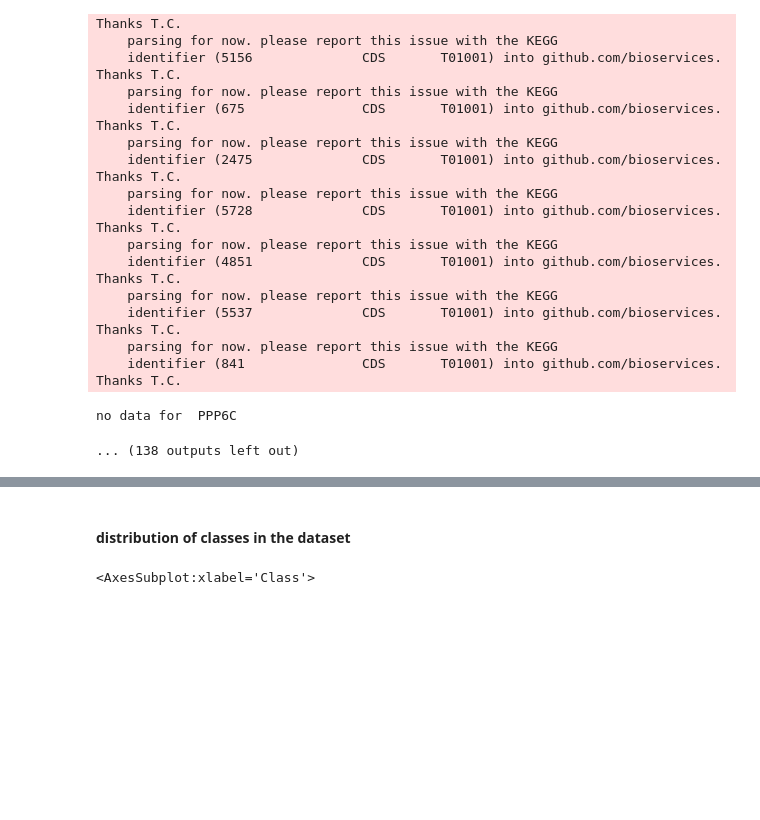
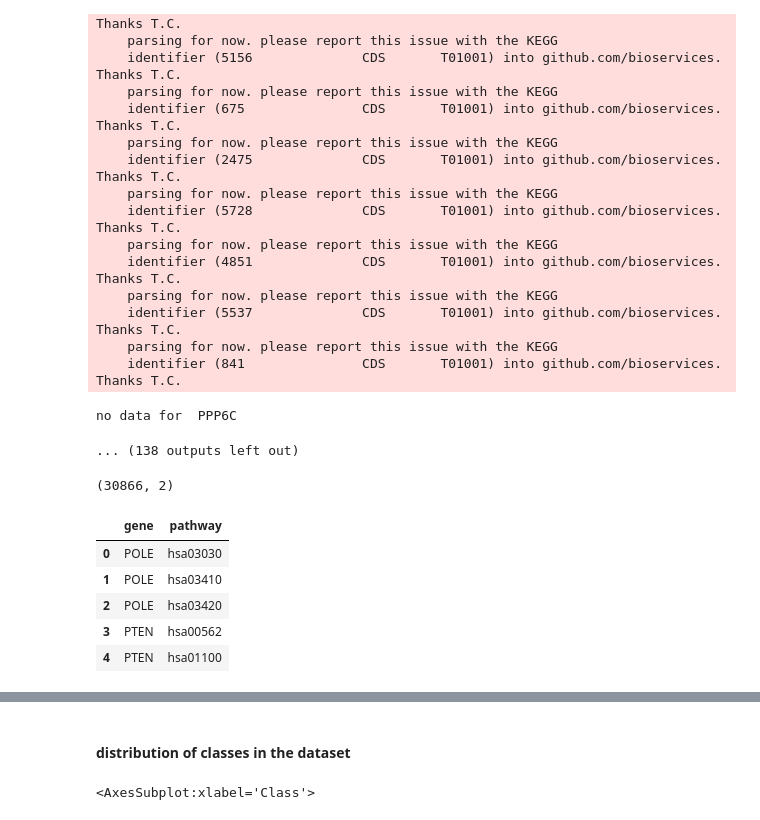
Before and after one commit to me-nobody/jovian-ml-project, a Jupyter notebook: jovian-ml-project-030122.ipynb, the cells around one changed output, grey strips where cells are left out. Cells and saved outputs as stored; diff of their text form; code cells hidden in the pictures; blank space fills up the shorter version.

```diff
--- a/jovian-ml-project-030122.ipynb
+++ b/jovian-ml-project-030122.ipynb
@@ -365,3 +365,16 @@ WARNING [bioservices:keggparser:119]:  Found keyword SYMBOL, which has not speci
     identifier (841               CDS       T01001) into github.com/bioservices. Thanks T.C.
 no data for  PPP6C
 ... (138 outputs left out)
+# %%
+gene_pathway.shape
+# %% [output]
+(30866, 2)
+# %%
+gene_pathway.head()
+# %% [output]
+|  | gene | pathway |
+| 0 | POLE | hsa03030 |
+| 1 | POLE | hsa03410 |
+| 2 | POLE | hsa03420 |
+| 3 | PTEN | hsa00562 |
+| 4 | PTEN | hsa01100 |
```
Also changed, not shown: parts of 6 cells of this notebook.
